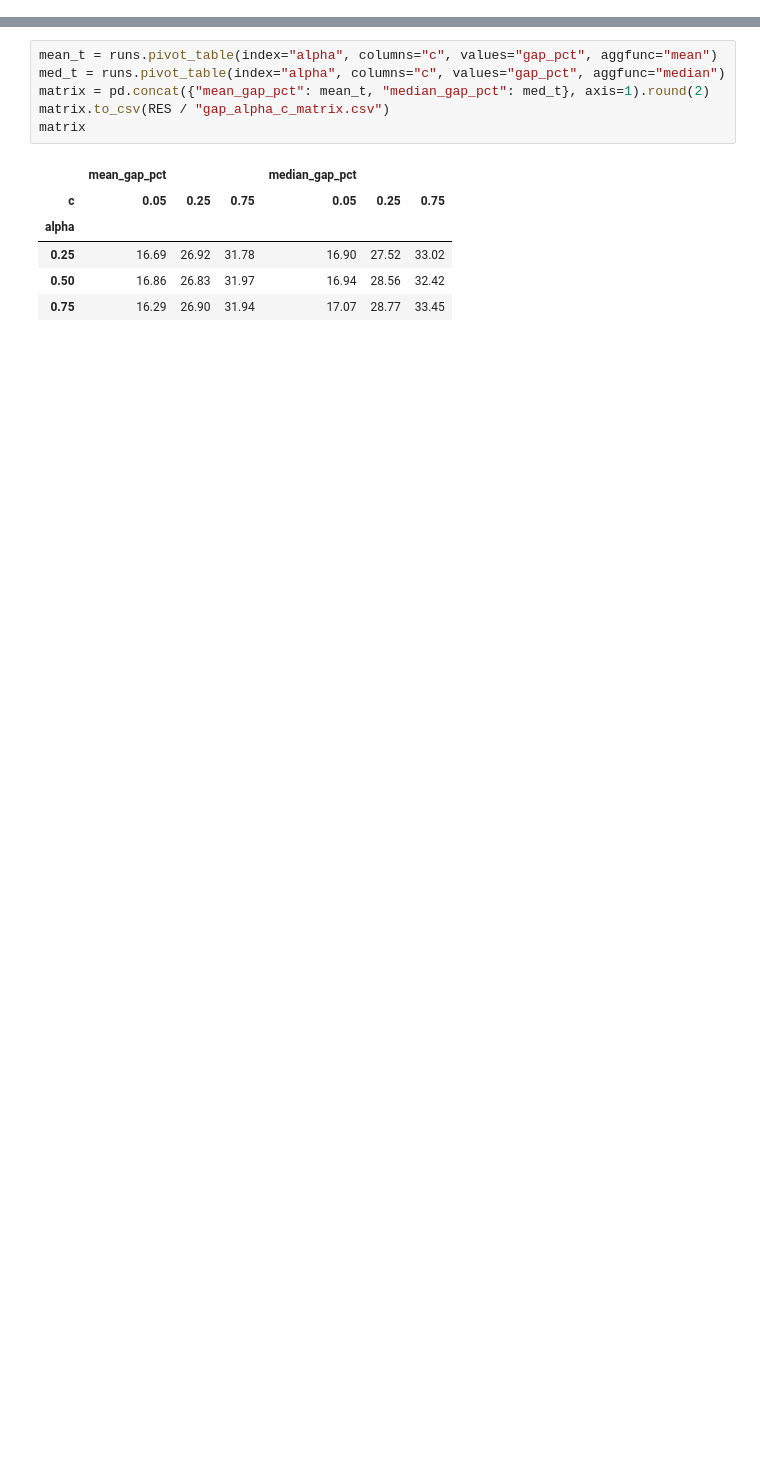
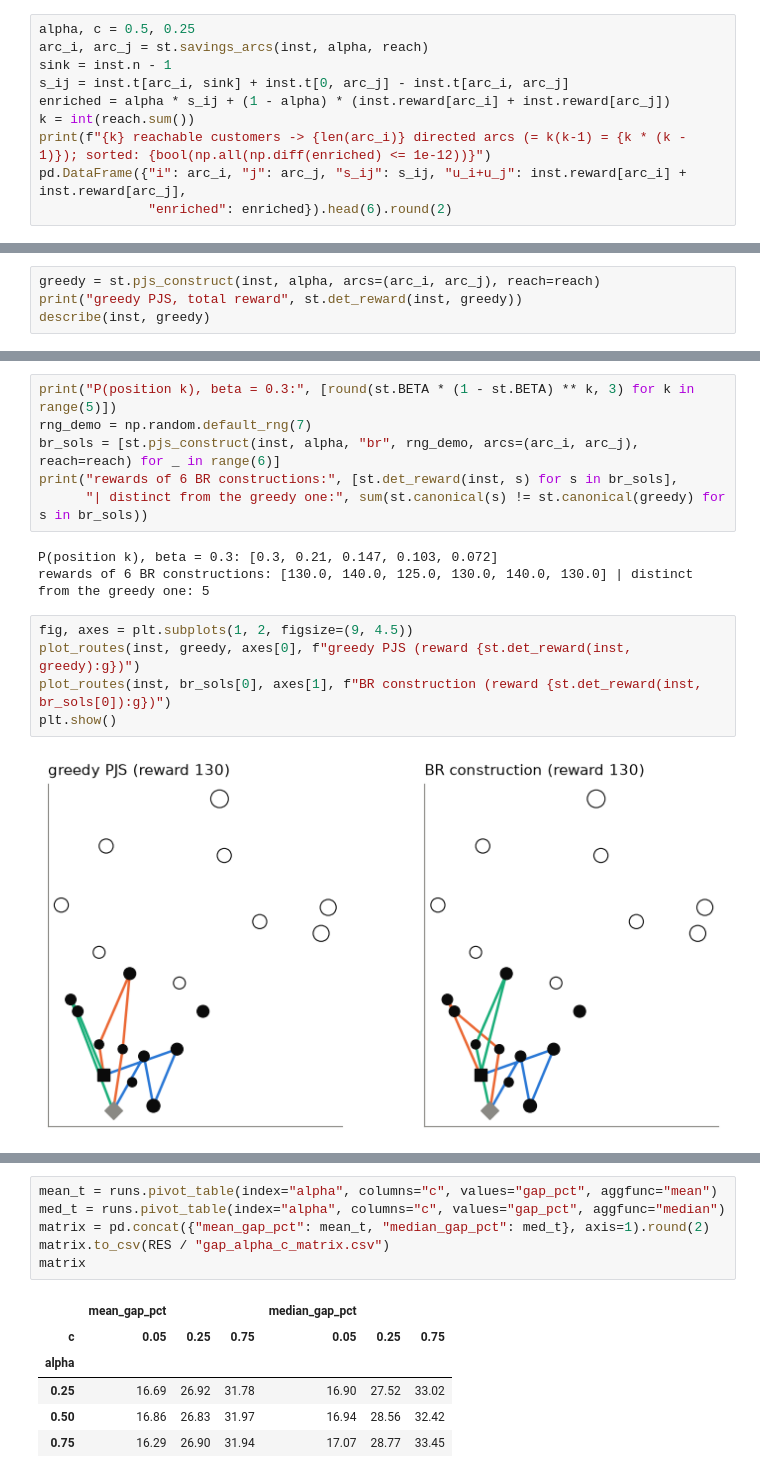
Before and after one commit to Inurria979/Heuristic-Algorithms-in-Transport-and-Finance, a Jupyter notebook: simTOP/src/analysis.ipynb, the cells around one changed output, grey strips where cells are left out. Saved outputs shown, nothing was run; the diff lists cells and outputs as text; blank space fills up the shorter version.

```diff
--- a/simTOP/src/analysis.ipynb
+++ b/simTOP/src/analysis.ipynb
@@ -4,0 +241,10 @@ Gap = 100 (BKS - exp_reward) / BKS, with BKS the best-known solution of the Chao
+# %%
+alpha, c = 0.5, 0.25
+arc_i, arc_j = st.savings_arcs(inst, alpha, reach)
+sink = inst.n - 1
+s_ij = inst.t[arc_i, sink] + inst.t[0, arc_j] - inst.t[arc_i, arc_j]
+enriched = alpha * s_ij + (1 - alpha) * (inst.reward[arc_i] + inst.reward[arc_j])
+k = int(reach.sum())
+print(f"{k} reachable customers -> {len(arc_i)} directed arcs (= k(k-1) = {k * (k - 1)}); sorted: {bool(np.all(np.diff(enriched) <= 1e-12))}")
+pd.DataFrame({"i": arc_i, "j": arc_j, "s_ij": s_ij, "u_i+u_j": inst.reward[arc_i] + inst.reward[arc_j],
+              "enriched": enriched}).head(6).round(2)
@@ -4,0 +267,4 @@ Gap = 100 (BKS - exp_reward) / BKS, with BKS the best-known solution of the Chao
+# %%
+greedy = st.pjs_construct(inst, alpha, arcs=(arc_i, arc_j), reach=reach)
+print("greedy PJS, total reward", st.det_reward(inst, greedy))
+describe(inst, greedy)
@@ -4,0 +277,16 @@ Gap = 100 (BKS - exp_reward) / BKS, with BKS the best-known solution of the Chao
+# %%
+print("P(position k), beta = 0.3:", [round(st.BETA * (1 - st.BETA) ** k, 3) for k in range(5)])
+rng_demo = np.random.default_rng(7)
+br_sols = [st.pjs_construct(inst, alpha, "br", rng_demo, arcs=(arc_i, arc_j), reach=reach) for _ in range(6)]
+print("rewards of 6 BR constructions:", [st.det_reward(inst, s) for s in br_sols],
+      "| distinct from the greedy one:", sum(st.canonical(s) != st.canonical(greedy) for s in br_sols))
+# %% [output]
+P(position k), beta = 0.3: [0.3, 0.21, 0.147, 0.103, 0.072]
+rewards of 6 BR constructions: [130.0, 140.0, 125.0, 130.0, 140.0, 130.0] | distinct from the greedy one: 5
+# %%
+fig, axes = plt.subplots(1, 2, figsize=(9, 4.5))
+plot_routes(inst, greedy, axes[0], f"greedy PJS (reward {st.det_reward(inst, greedy):g})")
+plot_routes(inst, br_sols[0], axes[1], f"BR construction (reward {st.det_reward(inst, br_sols[0]):g})")
+plt.show()
+# %% [output]
+[figure, added]
```
Also changed, not shown: parts of 69 cells of this notebook, 34 other files.
